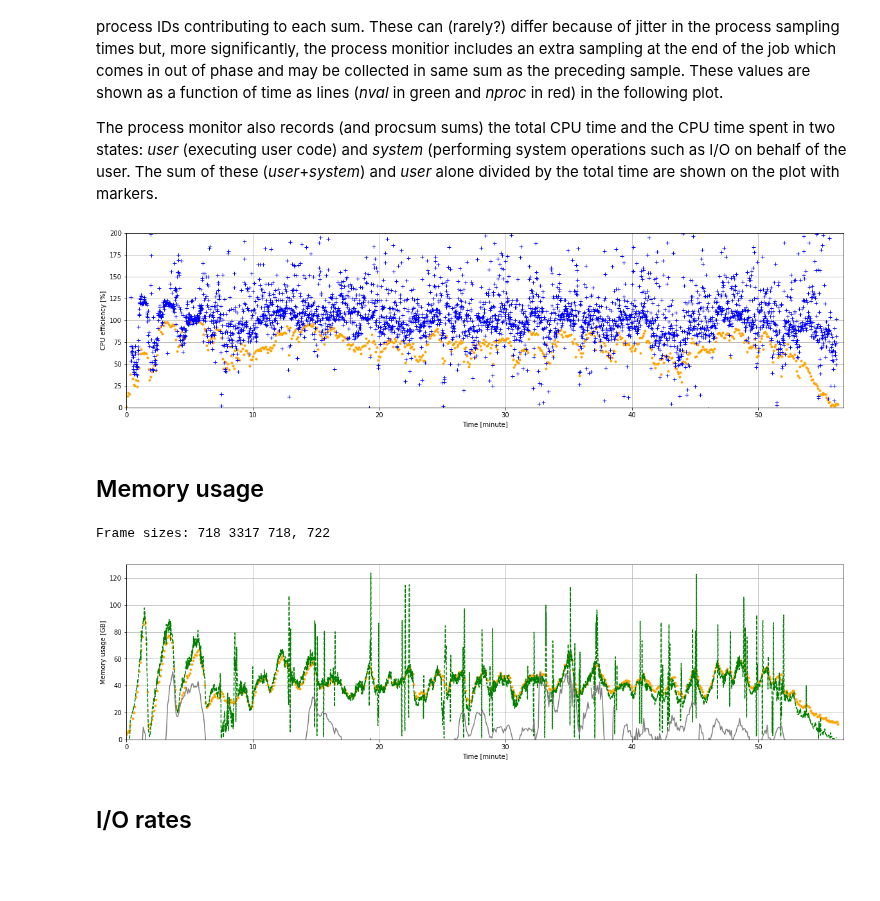
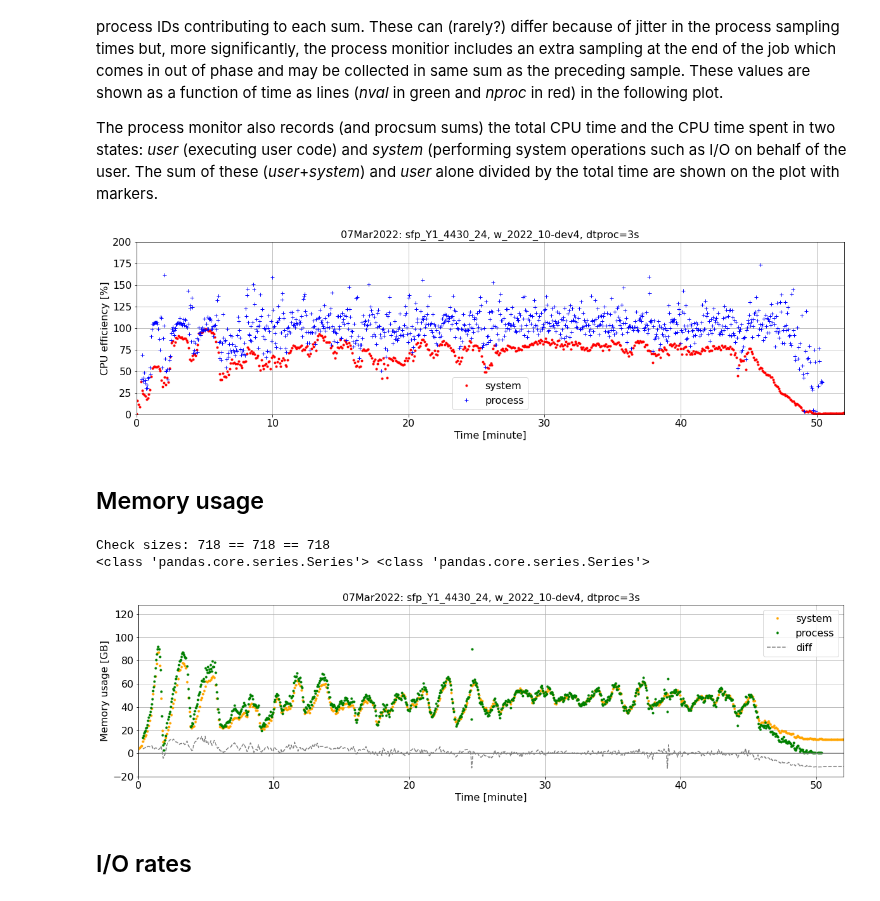
Before and after one commit to LSSTDESC/desc-wfmon, a Jupyter notebook: ipynb/monexp.ipynb, the cells around one changed output. Saved outputs shown, nothing was run; the diff lists cells and outputs as text; code cells hidden in the pictures; blank space fills up the shorter version.

```diff
--- a/ipynb/monexp.ipynb
+++ b/ipynb/monexp.ipynb
@@ -176,8 +204,8 @@ tpsm1 = psm.timestamp.min()/tunit
 tpsm2 = psm.timestamp.max()/tunit
 tsym1 = psm.timestamp.min()/tunit
 tsym2 = psm.timestamp.max()/tunit
-tmin = 0.0
-tmax = 1.01*tsym2
+if tmax <= tmin:
+    tmax = 1.01*tsym2
 
 print(f"  Proc time interval: {delt:.2f}")
 print(f"   Sys time interval: {deltsys:.2f}")
@@ -351,36 +396,68 @@ Procsum provides many estimates of the number of running processes. The counter
 
 The process monitor also records (and procsum sums) the total CPU time and the CPU time spent in two states: *user* (executing user code) and *system* (performing system operations such as I/O on behalf of the user. The sum of these (*user*+*system*) and *user* alone divided by the total time are shown on the plot with markers.
 # %%
+xmin = tmin
+xmax = tmax
+ymin = 0
+ymax = 200
 plt.figure(figsize=(pdx, pdy))
-plt.plot(sym.tfix, sym.cpu_percent, '.', color='orange')
+plt.plot(sym.tfix, sym.cpu_percent, '.', color='red', label='system')
 #20220304 plt.plot(psm.tfix, psm.procsum_cpu_percent, '.', color='green')
 ##plt.plot(psm.tfix, psm.nval, 'g--')
 #plt.plot(psm.tfix, psm.nproc, 'r--')
-plt.plot(psm.tfix, 100*(psm.procsum_time_user+psm.procsum_time_system)/psm.procsum_time_clock, 'b+')
+plt.plot(psm.tfix, 100*(psm.procsum_time_user+psm.procsum_time_system)/psm.procsum_time_clock, 'b+', label='process')
 #plt.plot(psm.tfix, psm.procsum_time_user/delt, 'cx')
 plt.xlabel(f"Time [{stunit}]")
 plt.ylabel('CPU efficiency [%]')
 plt.grid(True)
-junk = plt.axis([tmin, tmax, 0, 200])
+plt.legend()
+junk = plt.axis([xmin, xmax, ymin, ymax])
+plt.title(pttl)
+plt.savefig(pfx+'cpueff'+sfx)
 # %% [output]
-[figure, old version]
+[figure, new version]
 # %% [markdown]
 ## Memory usage
 # %%
+# First build psm2 which holds values with the same times as sym soe
+# we can look at the difference between the two.
+newidx = sym.tfix
+psm2 = psm[['tfix', 'procsum_memory_resident']].set_index('tfix', drop=False)
+psm2 = psm2.reindex(psm2.index.union(newidx))
+psm2.interpolate('index', inplace=True)
+psm2 = psm2.reindex(index=sym.tfix)
+psm2['tfix'] = psm2.index
+psm2 = psm2.set_index(sym.index)
+# Now make the figure
 plt.figure(figsize=(pdx, pdy))
-plt.plot(sym.tfix, (sym.mem_total - sym.mem_available)/bunit_sys, '.', color='orange')
-plt.plot(psm.tfix, psm.procsum_memory_resident/gb, 'g--')
-ntim = min(len(sym), len(psm))
-diff = (sym.mem_total - sym.mem_available).iloc[0:ntim]/bunit_sys - psm.procsum_memory_resident.iloc[0:ntim]/gb
-print(f"Frame sizes: {len(sym)} {len(psm)} {ntim}, {len(diff)}")
-plt.plot(sym.tfix.iloc[0:ntim], diff[0:ntim], '-', color='gray')
+ymin = -20
+ymax = 128
+xmin = tmin
+xmax = tmax
+smem = ((sym.mem_total - sym.mem_available)/bunit_sys).clip(lower=ymin, upper=ymax)
+pmem = psm.procsum_memory_resident/gb
+pmem2 = psm2.procsum_memory_resident/gb
+diff = pmem2 - smem
+print(f"Check sizes: {len(smem)} == {len(pmem2)} == {len(diff)}")
+print(type(smem), type(pmem2))
+#pmem2 = numpy.interp(smem.index, pmem.index, pmem)
+plt.plot(sym.tfix, smem, '.', color='orange', label='system')
+plt.plot(psm.tfix, pmem, 'g.', label='process')
+#plt.plot(psm2.tfix, pmem2, 'b.', label='process, int')
+plt.plot(newidx, diff, '--', color='gray', label='diff')
 plt.xlabel(f"Time [{stunit}]")
 plt.ylabel('Memory usage [GB]')
+plt.legend()
 plt.grid(True)
-junk = plt.axis([tmin, tmax, 0, 130])
+if ymin*ymax < 0.0:
+    plt.plot([xmin, xmax], [0,0], '-', color='gray')
+junk = plt.axis([xmin, xmax, ymin, ymax])
+plt.title(pttl)
+plt.savefig(pfx+'mem'+sfx)
 # %% [output]
-Frame sizes: 718 3317 718, 722
+Check sizes: 718 == 718 == 718
+<class 'pandas.core.series.Series'> <class 'pandas.core.series.Series'>
-[figure, old version]
+[figure, new version]
 # %% [markdown]
 ## I/O rates
 # %%
```
Also changed, not shown: parts of 13 cells of this notebook, 2 other files.
